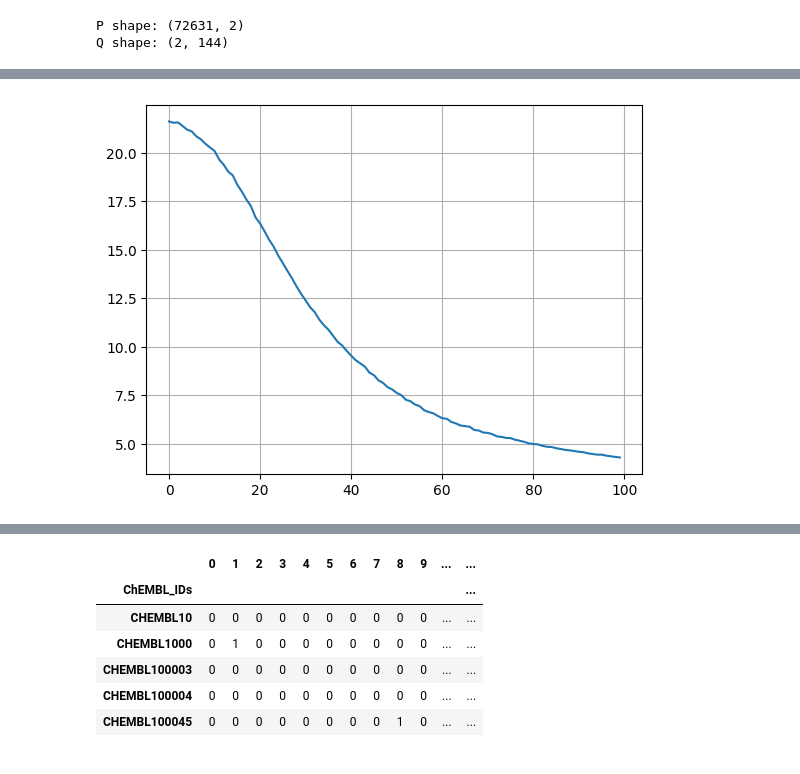
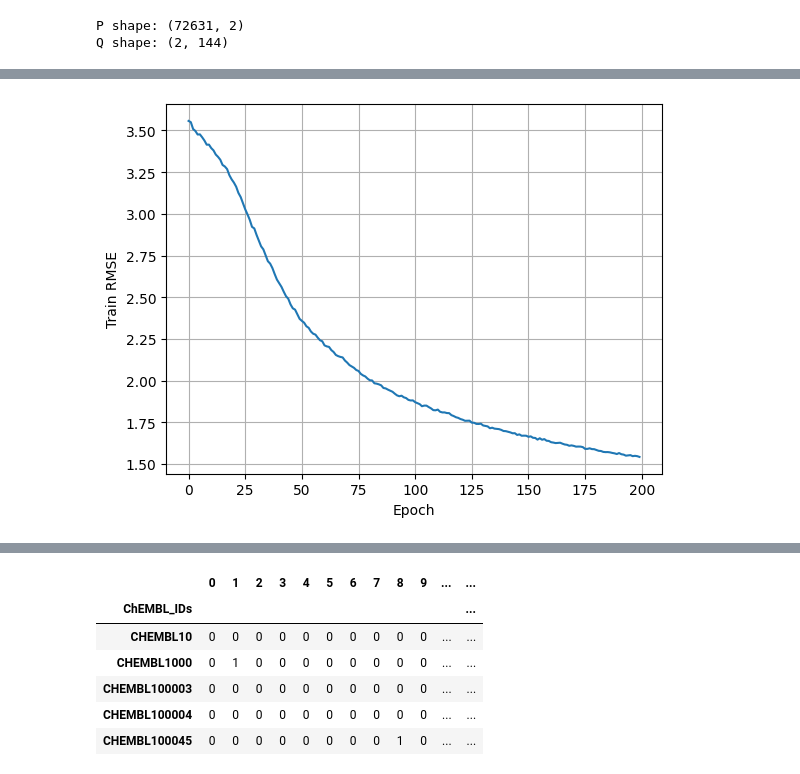
Before and after one commit to tildtr/data-mining-assignments, a Jupyter notebook: Project/DM_Project_Til.ipynb, the cells around one changed output, grey strips where cells are left out. Drawn from its saved outputs; the diff is of its cells as text; code cells hidden in the pictures.

```diff
--- a/Project/DM_Project_Til.ipynb
+++ b/Project/DM_Project_Til.ipynb
@@ -269,11 +256,14 @@ Vt.shape
 (144, 144)
 # %%
 def make_init_PQ(U, S, Vt, k):
+    # Extract the first k columns of U and Vt
     Uk = U[:, :k]  # Users x latent factors
-    Sk = S[:k]
+    Sk = np.diag(S[:k])  # Create a diagonal matrix for the top k singular values
     Vk = Vt[:k, :]  # Latent factors x items
-    P = Uk.copy()  # User matrix
-    Q = (Sk * Vk.T).T  # Item matrix
+
+    # Compute P and Q matrices
+    P = np.dot(Uk, Sk)  # P = U * Sigma
+    Q = Vk  # Q = V.T
     return P, Q
 
 k = 2
@@ -291,9 +304,9 @@ def create_mask(matrix):
     return 1 * (matrix > 0)
 
 # Function to calculate error using the precomputed mask and its sum
-def calc_error(R, P, Q, mask, mask_sum):
+def calc_rmse(R, P, Q, mask, mask_sum):
     error = (R - np.dot(P, Q)) * mask
-    return np.sum(error**2) / mask_sum
+    return np.sqrt(np.sum(error**2) / mask_sum)
 
 # Example usage with train and test matrices
 train_mask = create_mask(train_matrix)
@@ -303,10 +316,10 @@ train_mask_sum = np.sum(train_mask)
 test_mask_sum = np.sum(test_mask)
 
 # Calculate training error
-train_error = calc_error(train_matrix, P, Q, train_mask, train_mask_sum)
-print(f"Training MSE: {train_error}")
+train_error = calc_rmse(train_matrix, P, Q, train_mask, train_mask_sum)
+print(f"Training RMSE: {train_error}")
 
 # Calculate test error
-test_error = calc_error(test_matrix, P, Q, test_mask, test_mask_sum)
-print(f"Test MSE: {test_error}")
+test_error = calc_rmse(test_matrix, P, Q, test_mask, test_mask_sum)
+print(f"Test RMSE: {test_error}")
 # %% [output]
@@ -368,6 +369,9 @@ Q factor
 # %%
-plt.plot(mses)
+# Plot train RMSEs
+plt.plot(train_rmses)
+plt.xlabel('Epoch')
+plt.ylabel('Train RMSE')
 plt.grid()
 plt.show()
 # %% [output]
-[figure, old version]
+[figure, new version]
```
Also changed, not shown: parts of 7 cells of this notebook.
